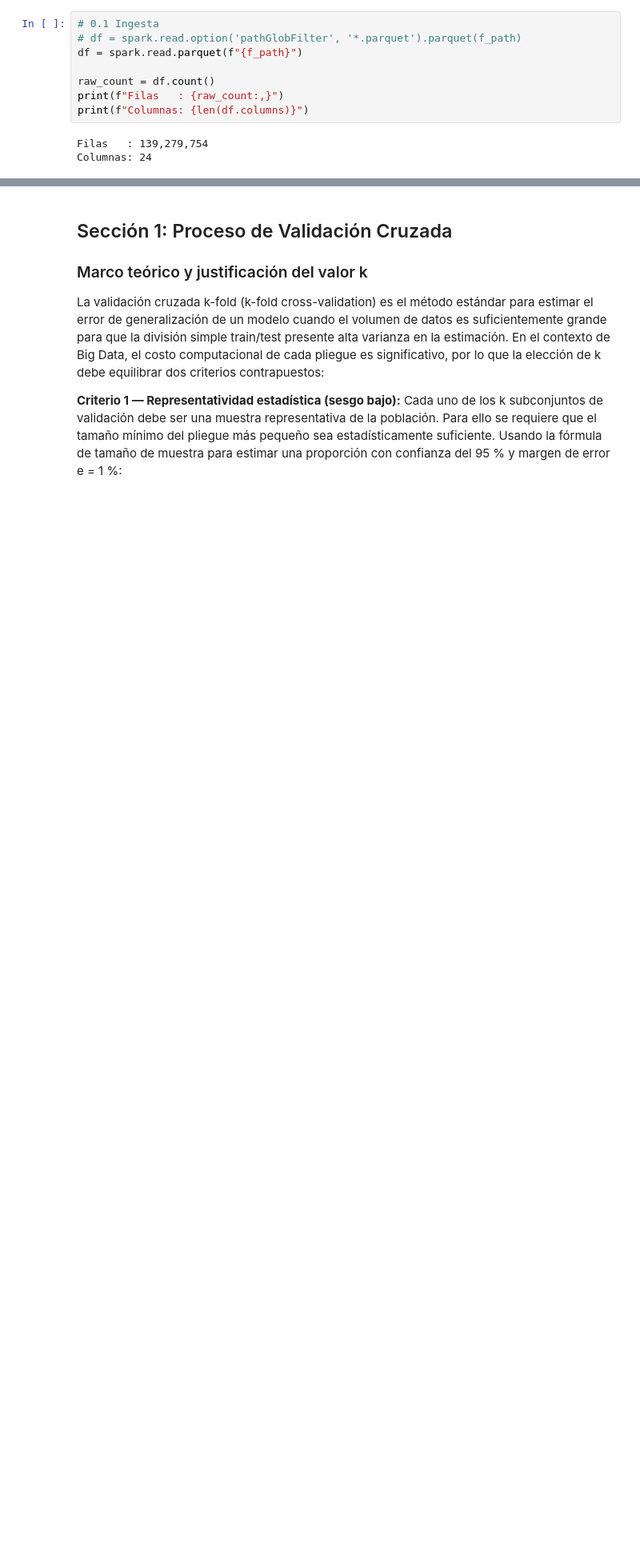
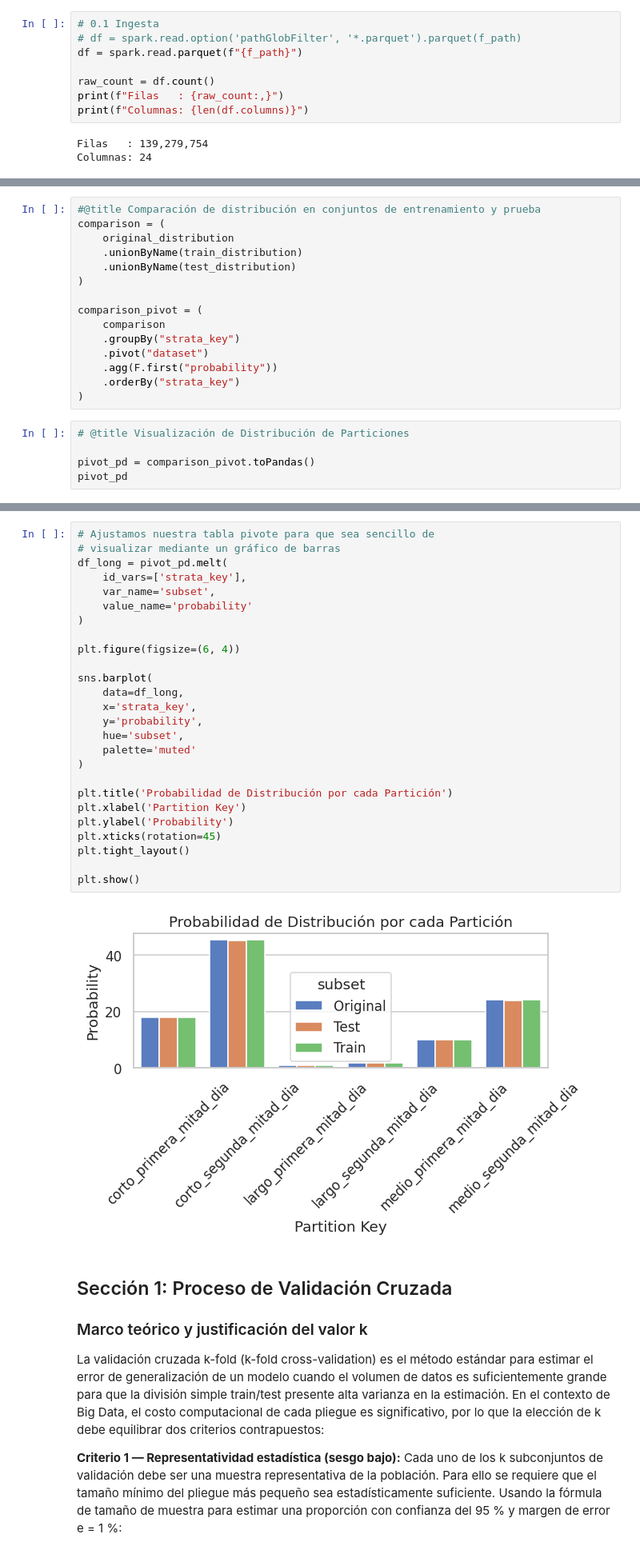
Before and after one commit to ArielAlvarezWAI87/BigData, a Jupyter notebook: actividad_05/Visualizacion_Equipo8.ipynb, the cells around one changed output, grey strips where cells are left out. Shown at 80% size. Drawn from its saved outputs; the diff is of its cells as text; blank space fills up the shorter version.

```diff
--- a/actividad_05/Visualizacion_Equipo8.ipynb
+++ b/actividad_05/Visualizacion_Equipo8.ipynb
@@ -500,0 +374,20 @@ Muestra M: 58,587,287 registros  (objetivo: 58,592,466)
+# %%
+#@title Comparación de distribución en conjuntos de entrenamiento y prueba
+comparison = (
+    original_distribution
+    .unionByName(train_distribution)
+    .unionByName(test_distribution)
+)
+
+comparison_pivot = (
+    comparison
+    .groupBy("strata_key")
+    .pivot("dataset")
+    .agg(F.first("probability"))
+    .orderBy("strata_key")
+)
+# %%
+# @title Visualización de Distribución de Particiones
+
+pivot_pd = comparison_pivot.toPandas()
+pivot_pd
@@ -501,3 +402,31 @@ Muestra M: 58,587,287 registros  (objetivo: 58,592,466)
+# %%
+# Ajustamos nuestra tabla pivote para que sea sencillo de
+# visualizar mediante un gráfico de barras
+df_long = pivot_pd.melt(
+    id_vars=['strata_key'],
+    var_name='subset',
+    value_name='probability'
+)
+
+plt.figure(figsize=(6, 4))
+
+sns.barplot(
+    data=df_long,
+    x='strata_key',
+    y='probability',
+    hue='subset',
+    palette='muted'
+)
+
+plt.title('Probabilidad de Distribución por cada Partición')
+plt.xlabel('Partition Key')
+plt.ylabel('Probability')
+plt.xticks(rotation=45)
+plt.tight_layout()
+
+plt.show()
+# %% [output]
+[figure, added]
 # %% [markdown]
 ## Sección 1: Proceso de Validación Cruzada
 
```
Also changed, not shown: parts of 32 cells of this notebook, 1 other file.
